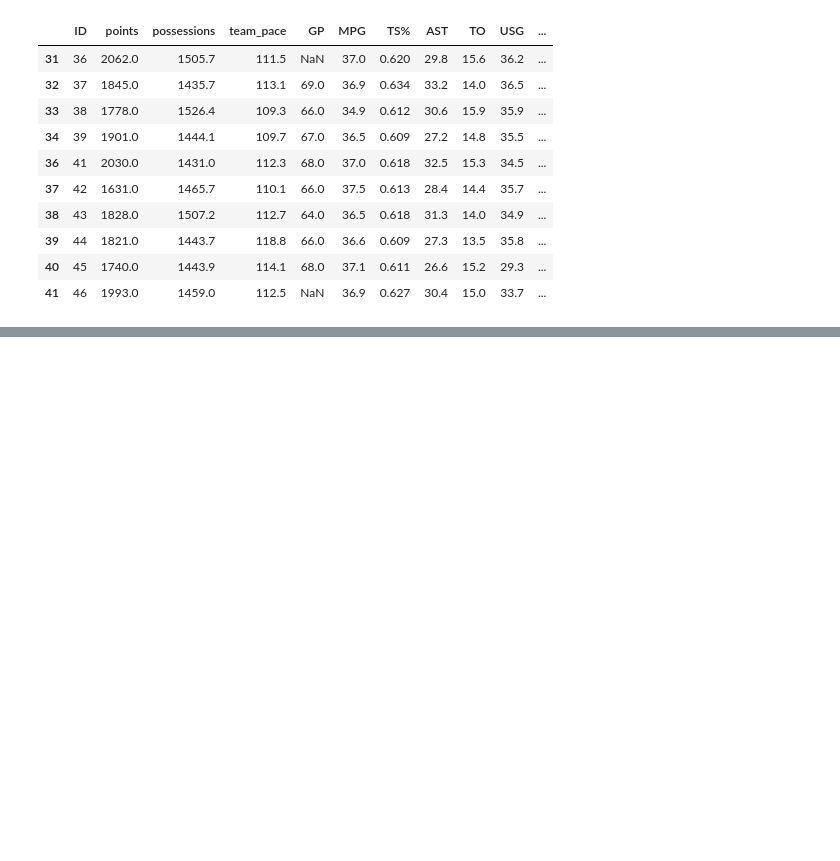
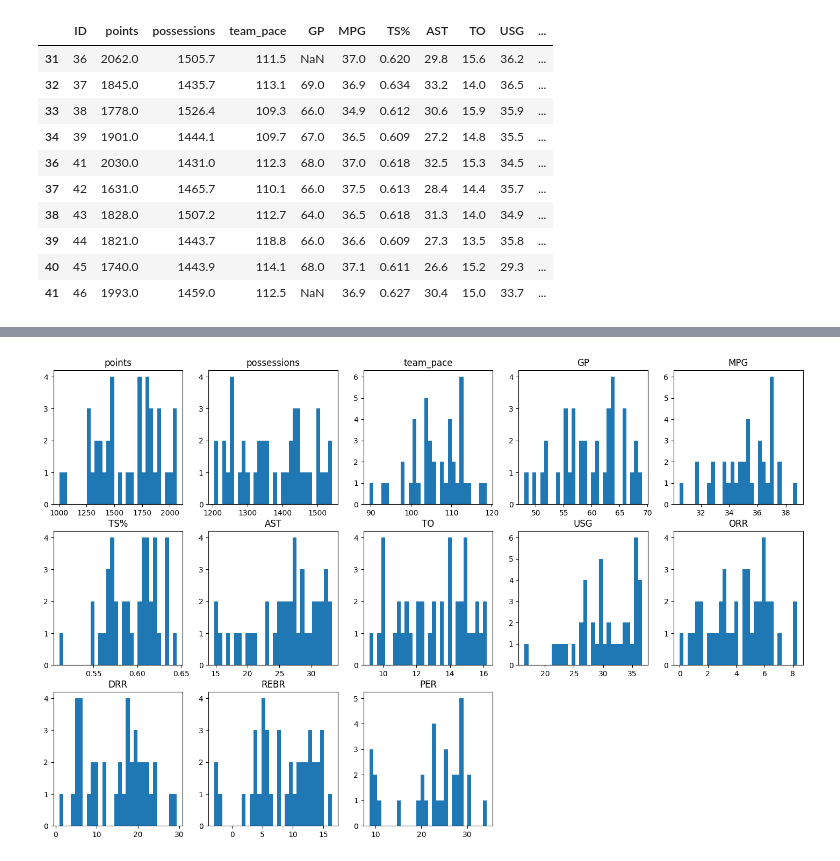
Before and after one commit to WojtekMAGH/WDUCH_Project, a Jupyter notebook: space-jam-anl.ipynb, the cells around one changed output, grey strips where cells are left out. Cells and saved outputs as stored; diff of their text form; code cells hidden in the pictures; blank space fills up the shorter version.

```diff
--- a/space-jam-anl.ipynb
+++ b/space-jam-anl.ipynb
@@ -252,0 +276,15 @@ player_df.reset_index(drop=True, inplace=True)
+# %%
+# Create a list of all column names, except for 'ID'.
+cols = list(player_df.iloc[:, 1:])
+
+# Define the size for the plots and add padding around them.
+fig = plt.figure(figsize=(18, 11))
+fig.tight_layout(pad=5.0)
+
+# Loop over the columns in the DataFrame and create a histogram for each one.
+for i in range(len(cols)):
+    plt.subplot(3, 5, i+1)
+    plt.hist(player_df[cols[i]], bins=30)
+    plt.title(cols[i])
+# %% [output]
+[figure, added]
```
Also changed, not shown: parts of 33 cells of this notebook, 1 other file.
